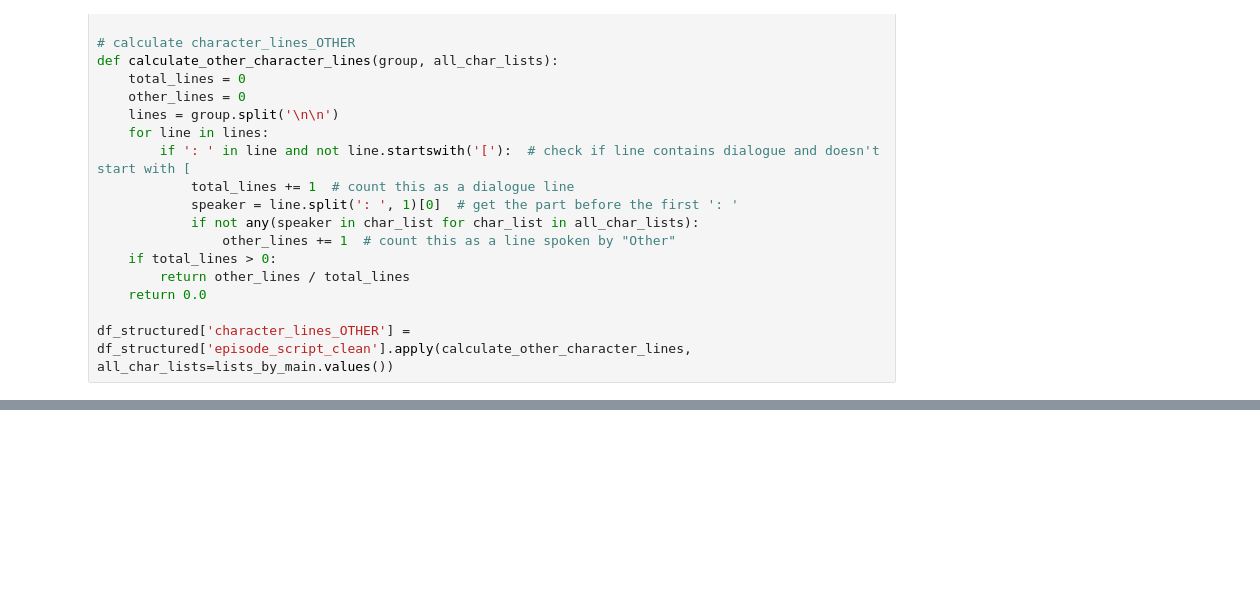
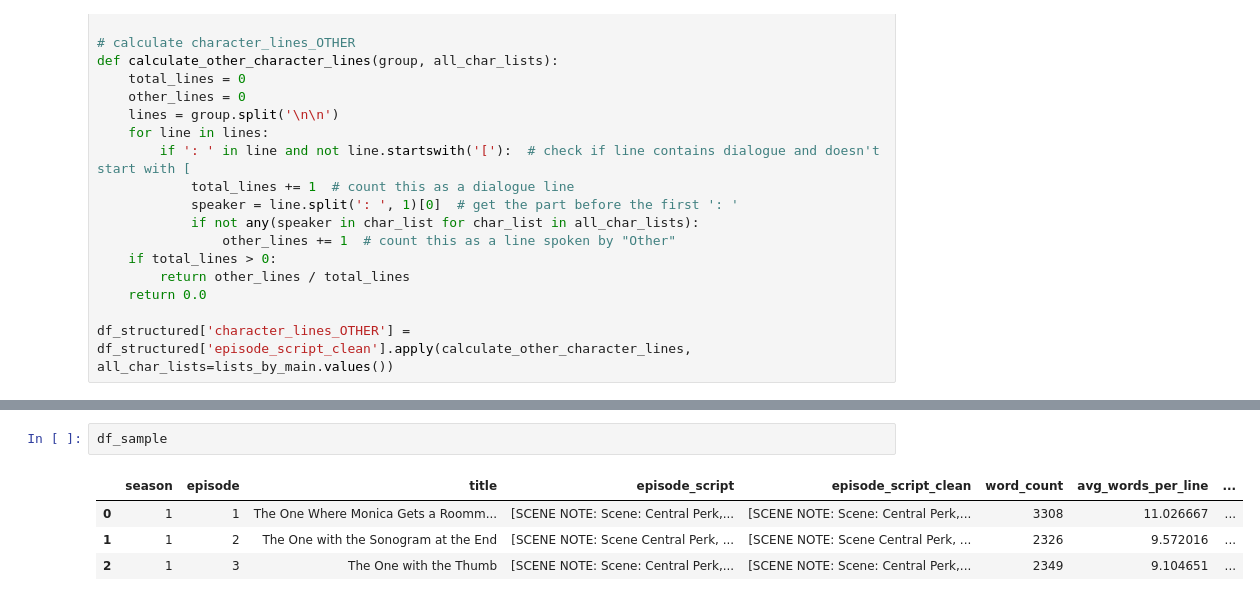
Before and after one commit to DimitarDimitrov2001/EMM-Friends-Project, a Jupyter notebook: data_parser.ipynb, the cells around one changed output, grey strips where cells are left out. Drawn from its saved outputs; the diff is of its cells as text; blank space fills up the shorter version.

```diff
--- a/data_parser.ipynb
+++ b/data_parser.ipynb
@@ -1627,0 +1828,7 @@ df_structured['character_lines_OTHER'] = df_structured['episode_script_clean'].a
+# %%
+df_sample
+# %% [output]
+|  | season | episode | title | episode_script | episode_script_clean | word_count | avg_words_per_line | ... |
+| 0 | 1 | 1 | The One Where Monica Gets a Roomm... | [SCENE NOTE: Scene: Central Perk,... | [SCENE NOTE: Scene: Central Perk,... | 3308 | 11.026667 | ... |
+| 1 | 1 | 2 | The One with the Sonogram at the End | [SCENE NOTE: Scene Central Perk, ... | [SCENE NOTE: Scene Central Perk, ... | 2326 | 9.572016 | ... |
+| 2 | 1 | 3 | The One with the Thumb | [SCENE NOTE: Scene: Central Perk,... | [SCENE NOTE: Scene: Central Perk,... | 2349 | 9.104651 | ... |
```
Also changed, not shown: parts of 17 cells of this notebook.
